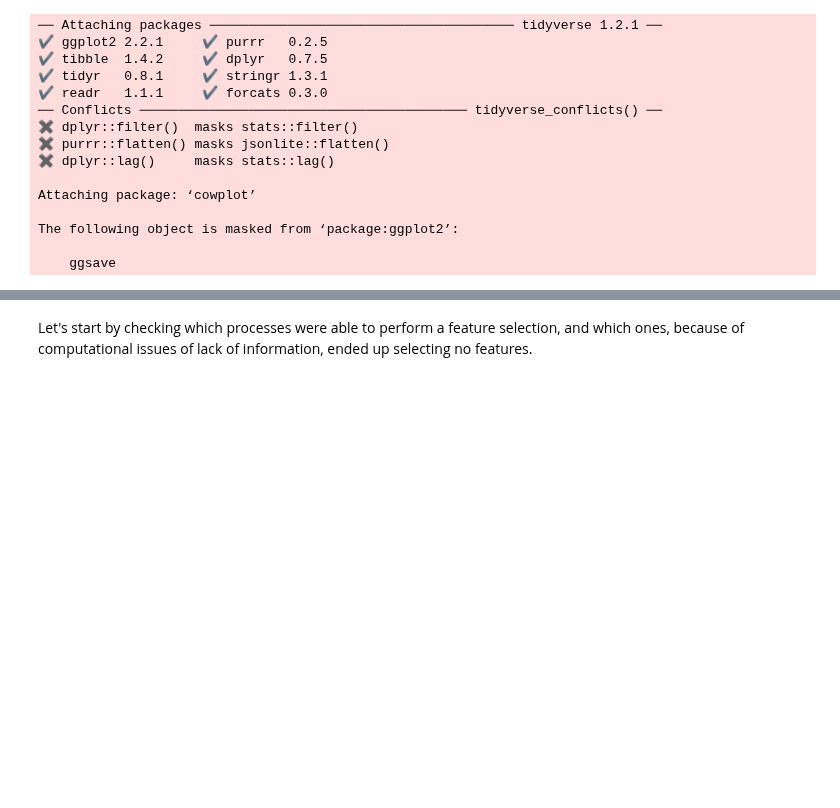
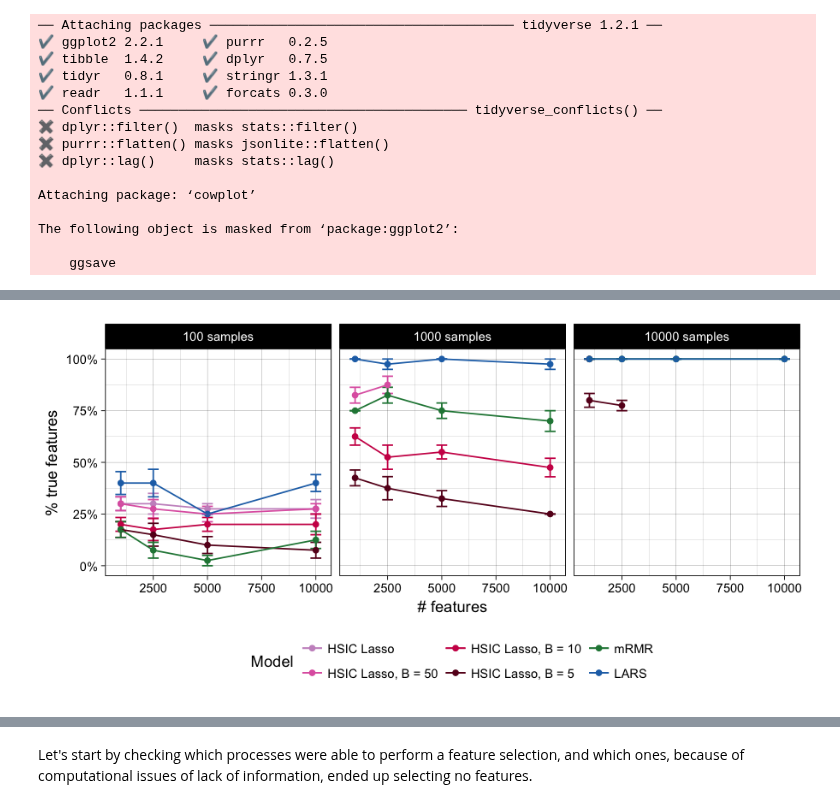
Before and after one commit to hclimente/nori, a Jupyter notebook: doc/benchmark.ipynb, the cells around one changed output, grey strips where cells are left out. Drawn from its saved outputs; the diff is of its cells as text; code cells hidden in the pictures; blank space fills up the shorter version.

Commit message:
updated benchmark to analyze yamada et al.

```diff
--- a/doc/benchmark.ipynb
+++ b/doc/benchmark.ipynb
@@ -36,0 +59,31 @@ The following object is masked from ‘package:ggplot2’:
+# %%
+# Feature selection measures
+ya_features <- read_tsv('../results/benchmark/yamada_additive_feature_selection.tsv',
+                        col_types = 'ciiiiid') %>%
+    prepare_df %>%
+    summarize(n = n(), ended = sum(!is.na(tpr)),
+              sem = sd(tpr) / sqrt(ended), tpr = mean(tpr),
+              selected = mean(selected)) %>%
+    ungroup
+
+# Regression measures
+ya_prediction <- read_tsv('../results/benchmark/yamada_additive_prediction.tsv',
+                       col_types = 'ciiiid') %>%
+    prepare_df %>%
+    summarize(n = n(), ended = sum(!is.na(mse)),
+              sem = sd(mse) / sqrt(ended), mse = mean(mse) ) %>%
+    ungroup
+# %%
+options(repr.plot.width=7.5, repr.plot.height=3.75)
+ggplot(ya_features, aes(x = features, y = tpr, color = model)) +
+    geom_errorbar(aes(ymin = tpr - sem, ymax = tpr + sem), width = 500) +
+    geom_point() +
+    geom_line() +
+    theme_linedraw() +
+    theme(legend.position = 'bottom') +
+    labs(x = '# features', y = '% true features', color = 'Model') +
+    facet_grid(. ~ samples_txt) +
+    scale_y_continuous(labels = scales::percent) +
+    scale_color_manual(values = palette)
+# %% [output]
+[figure, added]
```
Also changed, not shown: parts of 14 cells of this notebook, 4 other files.
